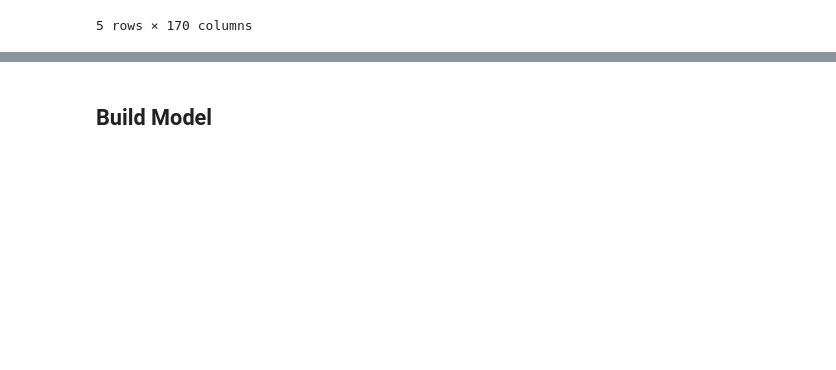
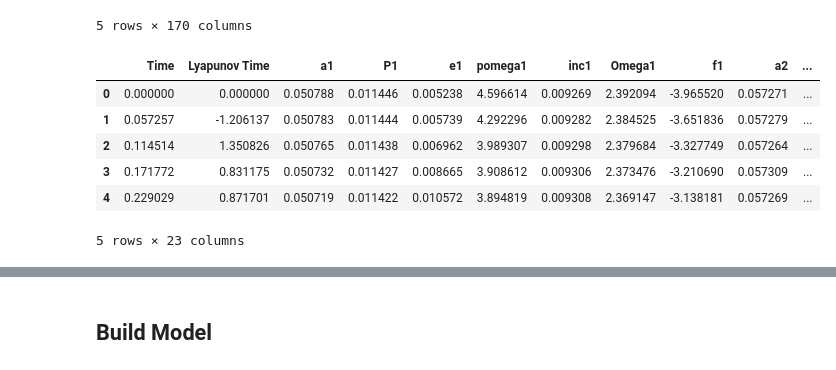
Before and after one commit to silburt/Stability, a Jupyter notebook: Analysis/Ari_NN.ipynb, the cells around one changed output, grey strips where cells are left out. Saved outputs shown, nothing was run; the diff lists cells and outputs as text; code cells hidden in the pictures; blank space fills up the shorter version.

```diff
--- a/Analysis/Ari_NN.ipynb
+++ b/Analysis/Ari_NN.ipynb
@@ -23,3 +21,16 @@ test_i = dtest.index
+# %%
+i=4056
+df = pd.read_csv("../data/featuresfromshortruns/output%d.csv"%i, names=columns)
+df['Lyapunov Time'][0] = 0
+df.head()
+# %% [output]
+|  | Time | Lyapunov Time | a1 | P1 | e1 | pomega1 | inc1 | Omega1 | f1 | a2 | ... |
+| 0 | 0.000000 | 0.000000 | 0.050788 | 0.011446 | 0.005238 | 4.596614 | 0.009269 | 2.392094 | -3.965520 | 0.057271 | ... |
+| 1 | 0.057257 | -1.206137 | 0.050783 | 0.011444 | 0.005739 | 4.292296 | 0.009282 | 2.384525 | -3.651836 | 0.057279 | ... |
+| 2 | 0.114514 | 1.350826 | 0.050765 | 0.011438 | 0.006962 | 3.989307 | 0.009298 | 2.379684 | -3.327749 | 0.057264 | ... |
+| 3 | 0.171772 | 0.831175 | 0.050732 | 0.011427 | 0.008665 | 3.908612 | 0.009306 | 2.373476 | -3.210690 | 0.057309 | ... |
+| 4 | 0.229029 | 0.871701 | 0.050719 | 0.011422 | 0.010572 | 3.894819 | 0.009308 | 2.369147 | -3.138181 | 0.057269 | ... |
+5 rows × 23 columns
 # %%
 columns = ['Time', 'Lyapunov Time']
 for i in ['1', '2', '3']:
```
Also changed, not shown: parts of 13 cells of this notebook, 6 other files.
